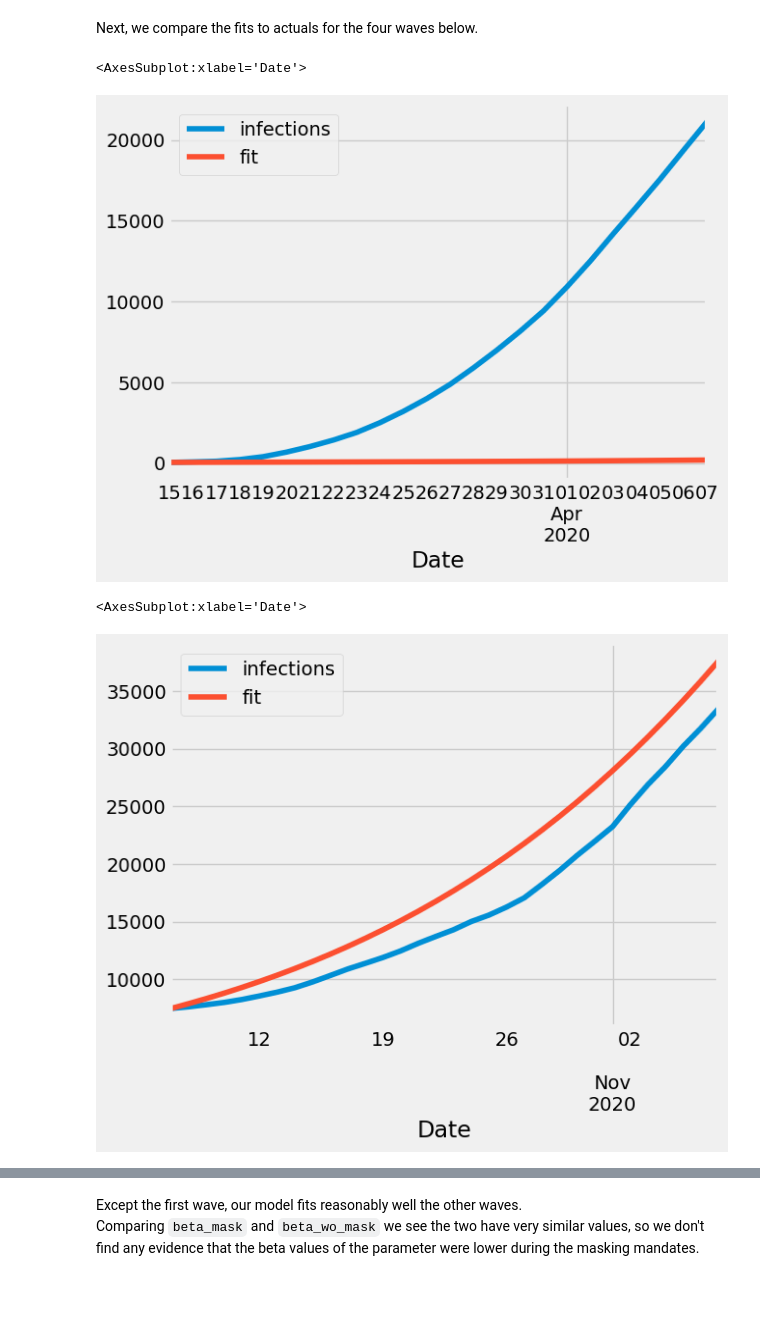
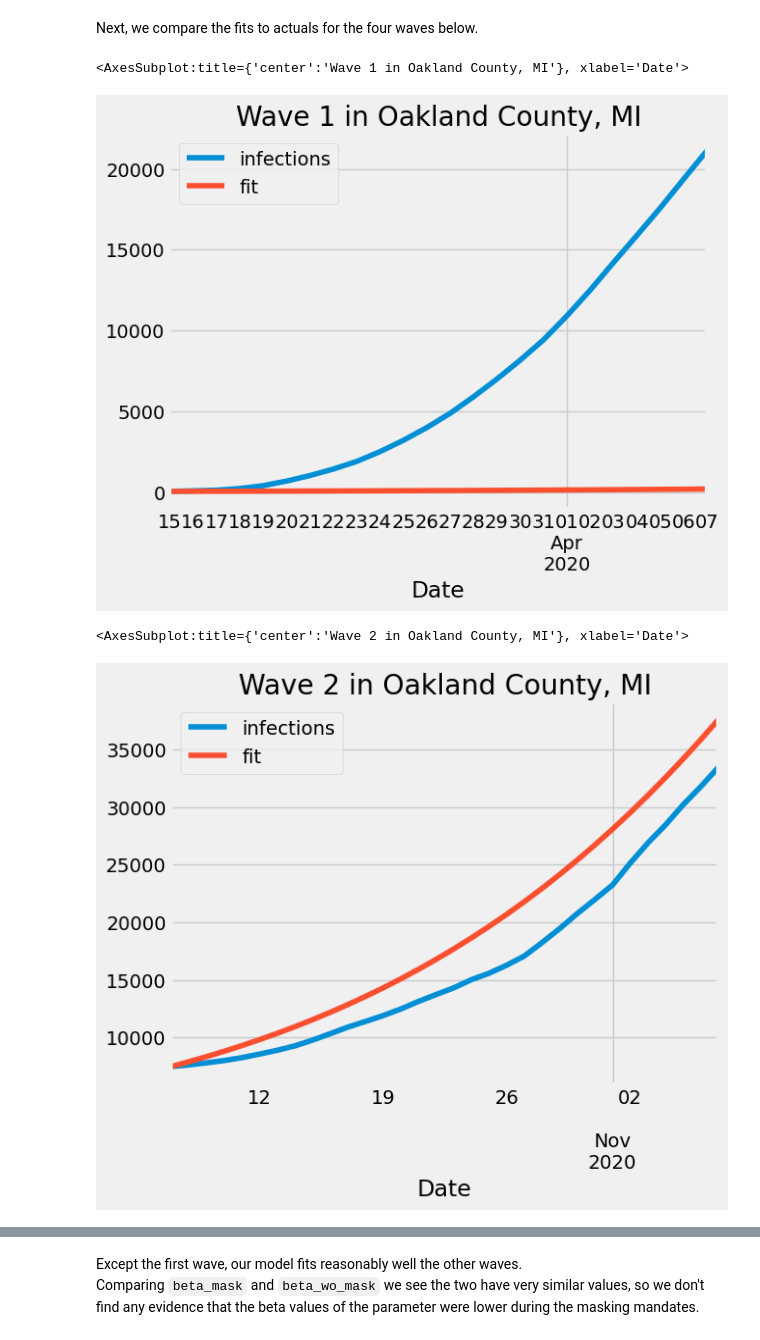
Before and after one commit to abhishekiitm/data-512-project_part1, a Jupyter notebook: notebooks/visualize.ipynb, the cells around one changed output, grey strips where cells are left out. Drawn from its saved outputs; the diff is of its cells as text; code cells hidden in the pictures; blank space fills up the shorter version.

```diff
--- a/notebooks/visualize.ipynb
+++ b/notebooks/visualize.ipynb
@@ -360,13 +360,13 @@ See the caveats in the documentation: https://pandas.pydata.org/pandas-docs/stab
 # %% [markdown]
 Next, we compare the fits to actuals for the four waves below.
 # %%
-wave1[["infections", "fit"]].plot()
+wave1[["infections", "fit"]].plot(title="Wave 1 in Oakland County, MI")
 # %% [output]
-<AxesSubplot:xlabel='Date'>
+<AxesSubplot:title={'center':'Wave 1 in Oakland County, MI'}, xlabel='Date'>
-[figure, old version]
+[figure, new version]
 # %%
-wave2[["infections", "fit"]].plot()
+wave2[["infections", "fit"]].plot(title="Wave 2 in Oakland County, MI")
 # %% [output]
-<AxesSubplot:xlabel='Date'>
+<AxesSubplot:title={'center':'Wave 2 in Oakland County, MI'}, xlabel='Date'>
-[figure, old version]
+[figure, new version]
 # %%
```
Also changed, not shown: parts of 3 cells of this notebook, 5 other files.
